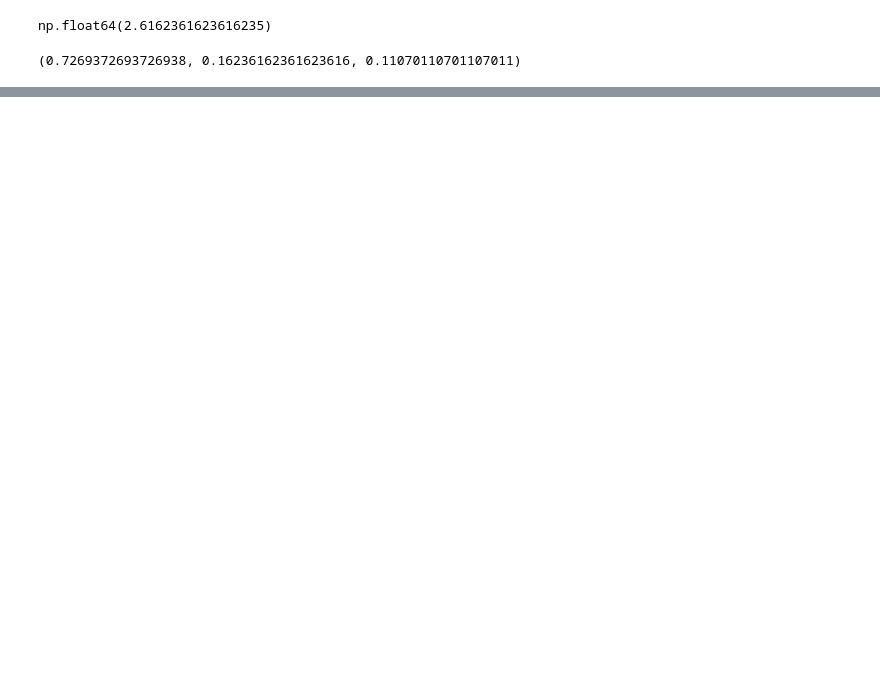
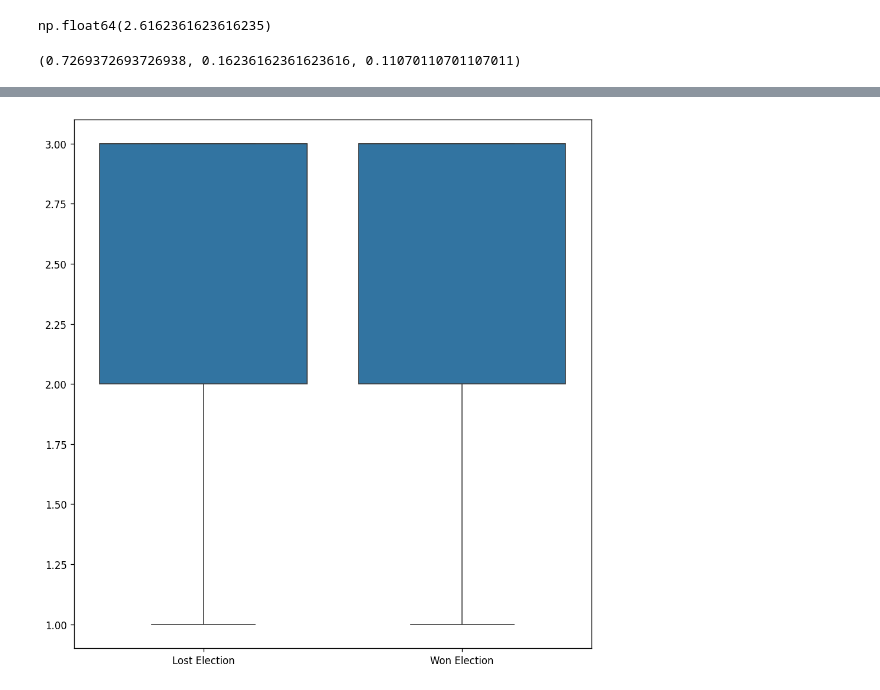
Before and after one commit to ngruenefeld/qud-for-us-presidential-debates, a Jupyter notebook: us_debates_metrics.ipynb, the cells around one changed output, grey strips where cells are left out. Saved outputs shown, nothing was run; the diff lists cells and outputs as text; code cells hidden in the pictures; blank space fills up the shorter version.

```diff
--- a/us_debates_metrics.ipynb
+++ b/us_debates_metrics.ipynb
@@ -359,0 +444,14 @@ plt.savefig(f"figures/similarity_by_fit_bar.png", transparent=True)
+# %%
+fig, ax = plt.subplots(figsize=(8, 8))
+sns.boxplot(data=df_melted, x="winner", y="qud_question_fit", ax=ax)
+
+ax.set_xlabel(None)
+ax.set_ylabel(None)
+ax.set_xticklabels(["Lost Election", "Won Election"])
+
+fig.tight_layout()
+
+os.makedirs(f"figures/", exist_ok=True)
+plt.savefig(f"figures/alignment_by_win_bar.png", transparent=True)
+# %% [output]
+[figure, added]
```
Also changed, not shown: parts of 21 cells of this notebook, 24 other files.
